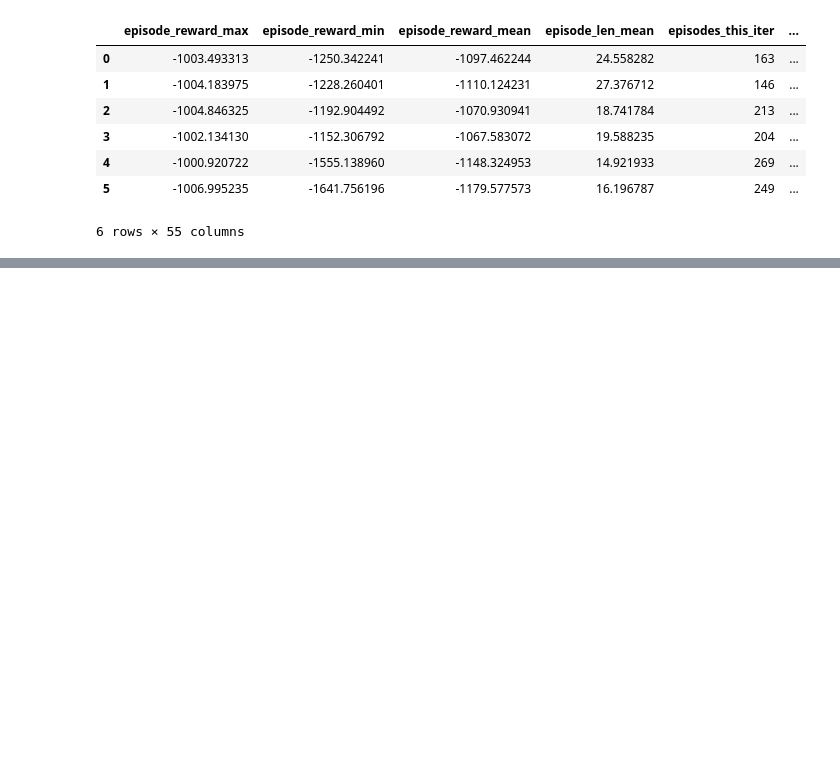
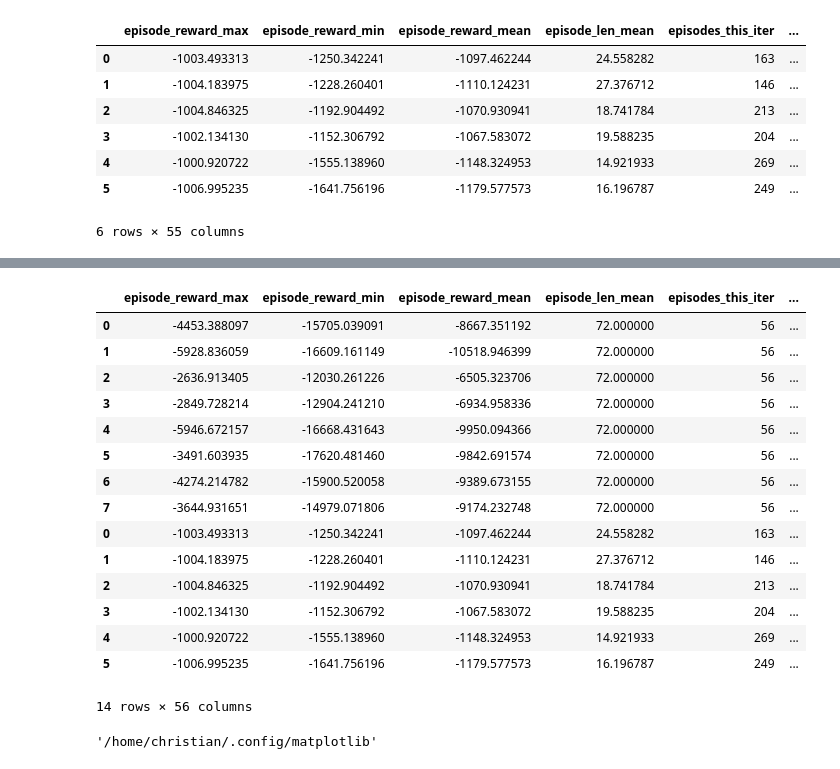
Before and after one commit to hubbs5/or-gym, a Jupyter notebook: notebooks/training_curves.ipynb, the cells around one changed output, grey strips where cells are left out. Cells and saved outputs as stored; diff of their text form; code cells hidden in the pictures; blank space fills up the shorter version.

```diff
--- a/notebooks/training_curves.ipynb
+++ b/notebooks/training_curves.ipynb
@@ -162,0 +155,19 @@ bin_vars[3] / bin_vars[2] - 1
+# %%
+result_data
+# %% [output]
+|  | episode_reward_max | episode_reward_min | episode_reward_mean | episode_len_mean | episodes_this_iter | ... |
+| 0 | -4453.388097 | -15705.039091 | -8667.351192 | 72.000000 | 56 | ... |
+| 1 | -5928.836059 | -16609.161149 | -10518.946399 | 72.000000 | 56 | ... |
+| 2 | -2636.913405 | -12030.261226 | -6505.323706 | 72.000000 | 56 | ... |
+| 3 | -2849.728214 | -12904.241210 | -6934.958336 | 72.000000 | 56 | ... |
+| 4 | -5946.672157 | -16668.431643 | -9950.094366 | 72.000000 | 56 | ... |
+| 5 | -3491.603935 | -17620.481460 | -9842.691574 | 72.000000 | 56 | ... |
+| 6 | -4274.214782 | -15900.520058 | -9389.673155 | 72.000000 | 56 | ... |
+| 7 | -3644.931651 | -14979.071806 | -9174.232748 | 72.000000 | 56 | ... |
+| 0 | -1003.493313 | -1250.342241 | -1097.462244 | 24.558282 | 163 | ... |
+| 1 | -1004.183975 | -1228.260401 | -1110.124231 | 27.376712 | 146 | ... |
+| 2 | -1004.846325 | -1192.904492 | -1070.930941 | 18.741784 | 213 | ... |
+| 3 | -1002.134130 | -1152.306792 | -1067.583072 | 19.588235 | 204 | ... |
+| 4 | -1000.920722 | -1555.138960 | -1148.324953 | 14.921933 | 269 | ... |
+| 5 | -1006.995235 | -1641.756196 | -1179.577573 | 16.196787 | 249 | ... |
+14 rows × 56 columns
@@ -162,0 +176,4 @@ bin_vars[3] / bin_vars[2] - 1
+# %%
+mpl.get_configdir()
+# %% [output]
+'/home/christian/.config/matplotlib'
```
Also changed, not shown: parts of 12 cells of this notebook, 1 other file.
